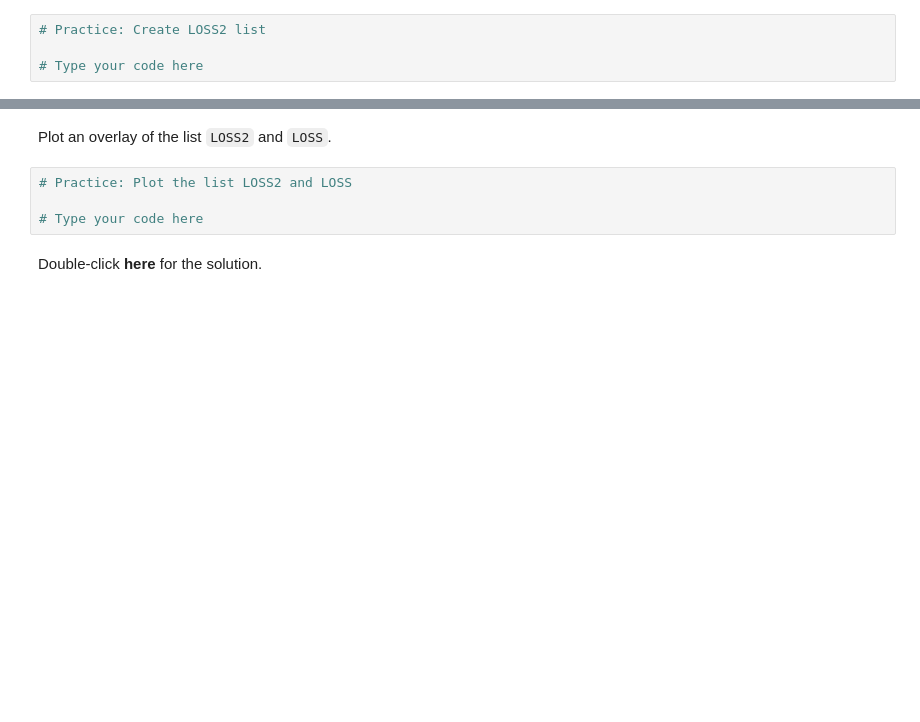
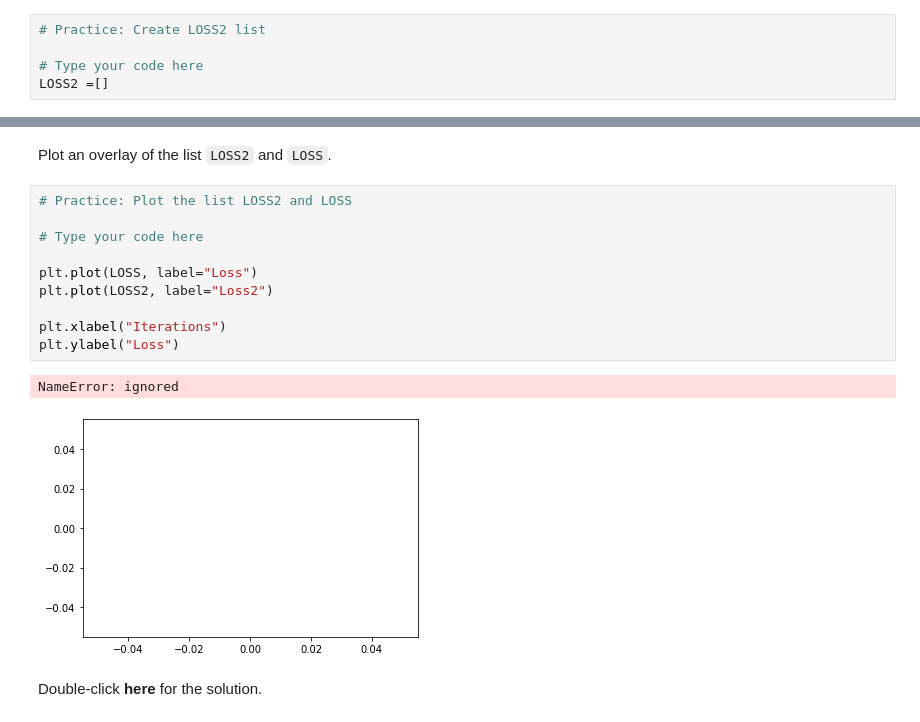
Before and after one commit to jaeohshin/ML-with-Pytorch, a Jupyter notebook: 2_2_linear_regression_one_parameter_v3.ipynb, the cells around one changed output, grey strips where cells are left out. Drawn from its saved outputs; the diff is of its cells as text; blank space fills up the shorter version.

```diff
--- a/2_2_linear_regression_one_parameter_v3.ipynb
+++ b/2_2_linear_regression_one_parameter_v3.ipynb
@@ -218,6 +229,7 @@ Create an empty list <code>LOSS2</code>:
 # Practice: Create LOSS2 list
 
 # Type your code here
+LOSS2 =[]
 # %% [markdown]
 Double-click <b>here</b> for the solution.
 <!-- Your answer is below:
@@ -254,7 +281,16 @@ Plot an overlay of the list <code>LOSS2</code> and <code>LOSS</code>.
 # %%
 # Practice: Plot the list LOSS2 and LOSS
 
 # Type your code here
+
+plt.plot(LOSS, label="Loss")
+plt.plot(LOSS2, label="Loss2")
+
+plt.xlabel("Iterations")
+plt.ylabel("Loss")
+# %% [output]
+NameError: ignored
+[figure, added]
 # %% [markdown]
 Double-click <b>here</b> for the solution.
 
```
Also changed, not shown: parts of 8 cells of this notebook.
